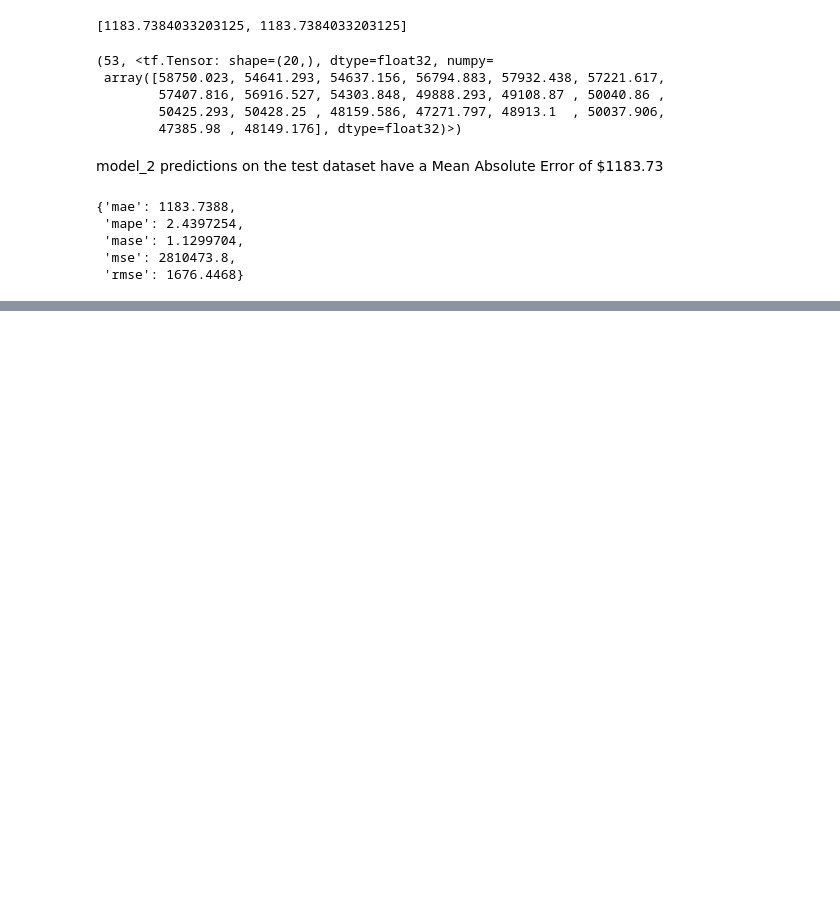
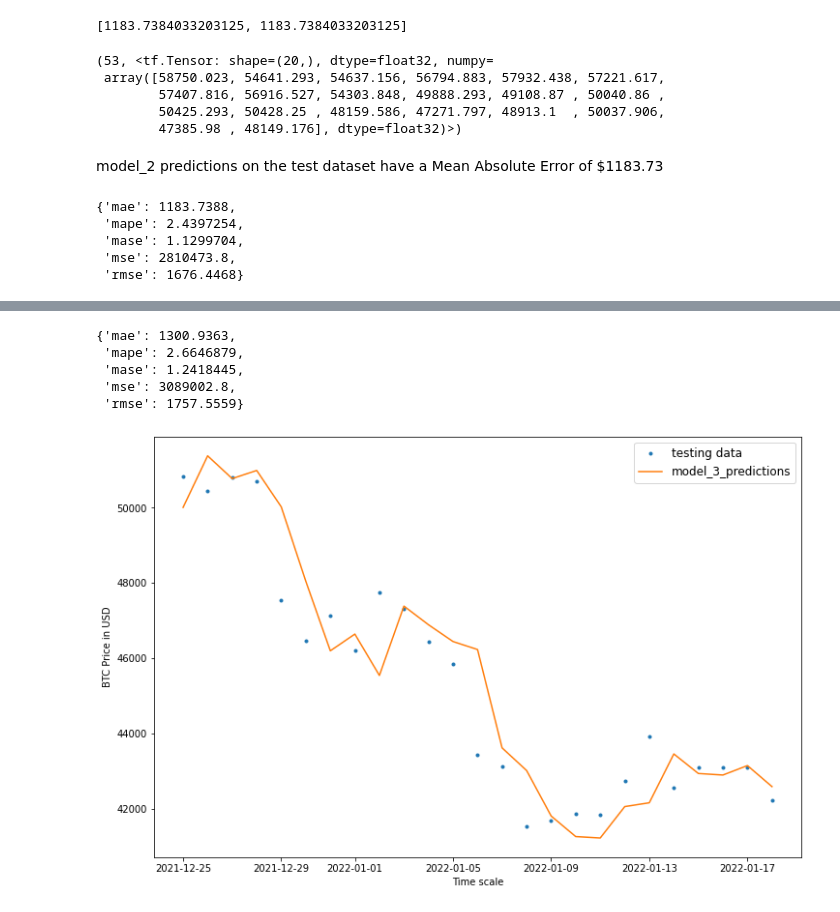
Before and after one commit to hecshzye/crypto-price-predictions-2022, a Jupyter notebook: crypto_price_prediction.ipynb, the cells around one changed output, grey strips where cells are left out. Cells and saved outputs as stored; diff of their text form; code cells hidden in the pictures; blank space fills up the shorter version.

```diff
--- a/crypto_price_prediction.ipynb
+++ b/crypto_price_prediction.ipynb
@@ -347,0 +407,3 @@ plot_ts(timesteps=X_test[-len(test_windows):], values=model_2_preds, start=offse
+# %%
+model_3 = tf.keras.models.load_model("model_experiments/model_3_dense/")
+model_3.evaluate(test_windows, test_labels)
@@ -347,0 +413,21 @@ plot_ts(timesteps=X_test[-len(test_windows):], values=model_2_preds, start=offse
+# %%
+# Forecast
+model_3_preds = make_forecast(model_3,
+                              input_data=test_windows)
+
+model_3_results = evaluate_preds(y_true=tf.squeeze(test_labels),
+                                 y_pred=model_3_preds)
+model_3_results
+# %% [output]
+{'mae': 1300.9363,
+ 'mape': 2.6646879,
+ 'mase': 1.2418445,
+ 'mse': 3089002.8,
+ 'rmse': 1757.5559}
+# %%
+offset = 28
+plt.figure(figsize=(12, 8))
+plot_ts(timesteps=X_test[-len(test_windows):], values=test_labels[:, 0], start=offset, label="testing data")
+plot_ts(timesteps=X_test[-len(test_windows):], values=model_3_preds, start=offset, format="-", label="model_3_predictions")
+# %% [output]
+[figure, added]
```
Also changed, not shown: parts of 12 cells of this notebook.
